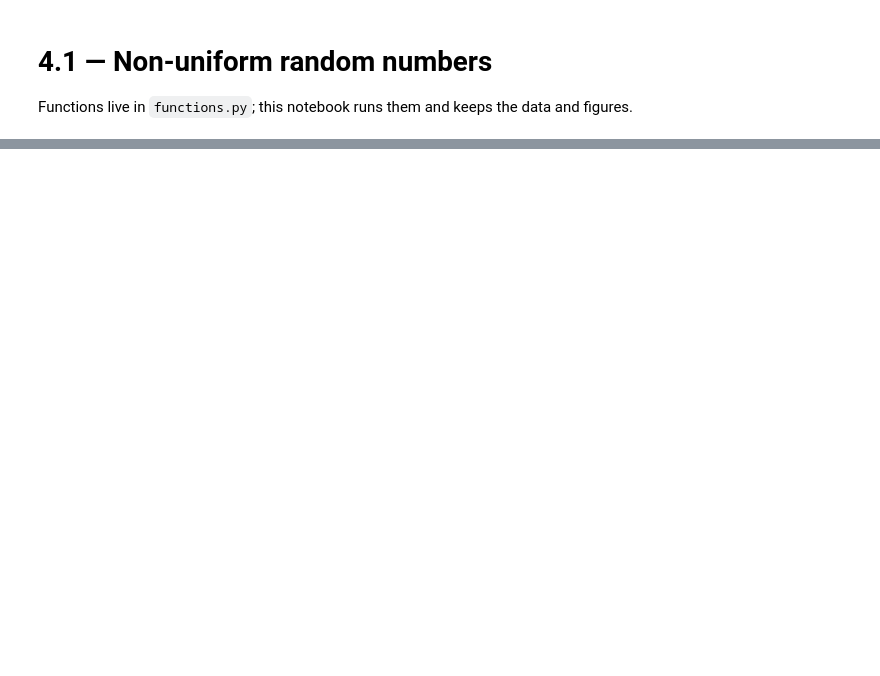
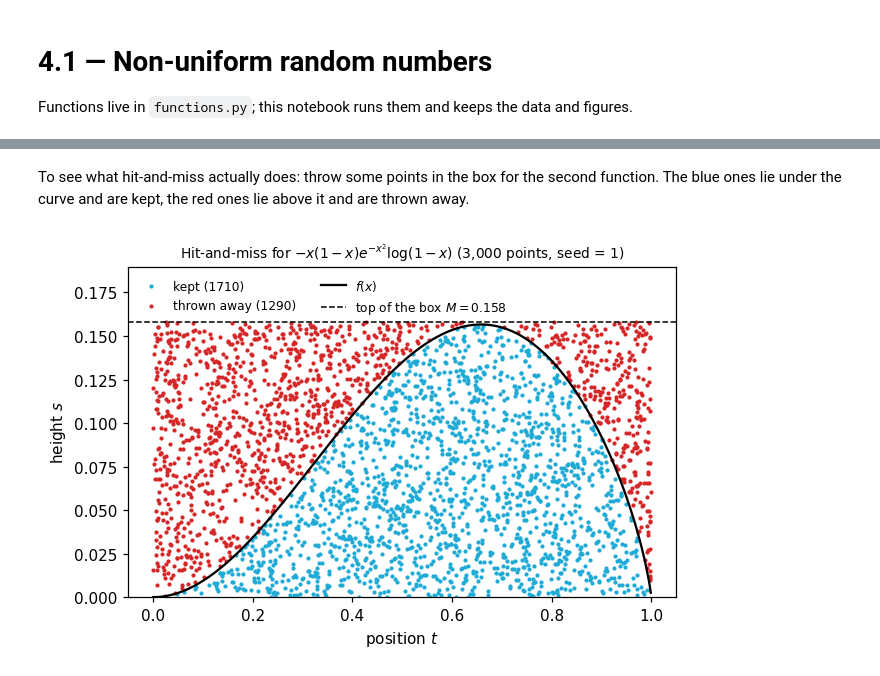
Before and after one commit to MathiMuts/Advanced-Monte-Carlo, a Jupyter notebook: Exercises/4.01-non-uniform-random-numbers/code.ipynb, the cells around one changed output, grey strips where cells are left out. Drawn from its saved outputs; the diff is of its cells as text; code cells hidden in the pictures; blank space fills up the shorter version.

```diff
--- a/Exercises/4.01-non-uniform-random-numbers/code.ipynb
+++ b/Exercises/4.01-non-uniform-random-numbers/code.ipynb
@@ -172,0 +132,26 @@ plt.show()
+# %% [markdown]
+To see what hit-and-miss actually does: throw some points in the box for the second function. The blue ones lie under the curve and are kept, the red ones lie above it and are thrown away.
+# %%
+n_show = 3000
+t = rng.uniform(0, 1, n_show)   # random position
+s = rng.uniform(0, M, n_show)   # random height
+hit = s <= f_weird(t)
+
+fig, ax = plt.subplots(figsize=(6, 4))
+ax.scatter(t[hit], s[hit], s=3, color=KUL_BLUES[0], label=f"kept ({hit.sum()})")
+ax.scatter(t[~hit], s[~hit], s=3, color="tab:red", label=f"thrown away ({(~hit).sum()})")
+
+x = np.linspace(0, 0.999, 500)
+ax.plot(x, f_weird(x), color="k", lw=1.5, label="$f(x)$")
+ax.axhline(M, color="k", ls="--", lw=1, label=f"top of the box $M = {M:.3f}$")
+
+ax.set_xlabel("position $t$")
+ax.set_ylabel("height $s$")
+ax.set_ylim(0, 1.2 * M)
+ax.set_title(f"Hit-and-miss for $-x(1-x)e^{{-x^2}}\log(1-x)$ ({n_show:,} points, seed = {SEED})", fontsize=9)
+ax.legend(frameon=False, fontsize=8, loc="upper left", ncol=2)
+fig.tight_layout()
+save_figure(fig, "b_hit_and_miss_points")
+plt.show()
+# %% [output]
+[figure, added]
```
Also changed, not shown: parts of 34 cells of this notebook, 28 other files.
